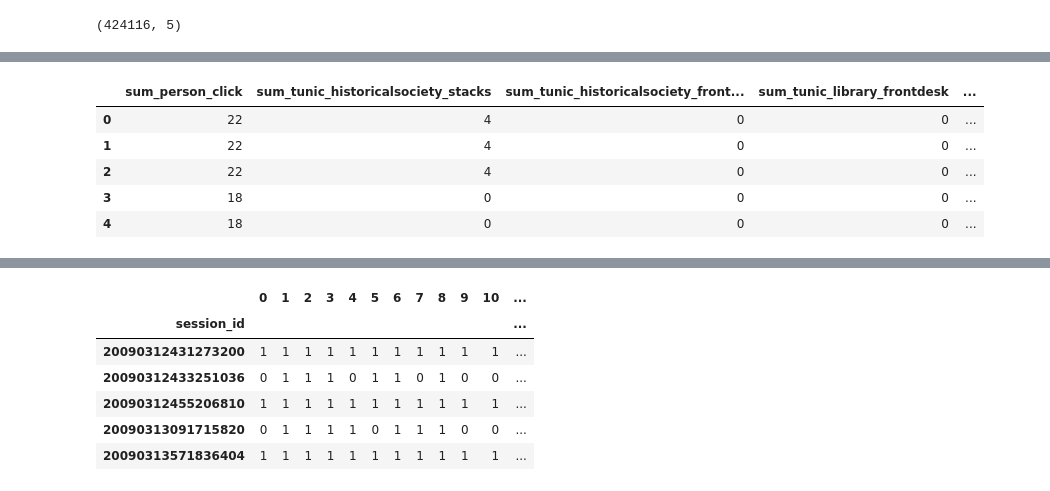
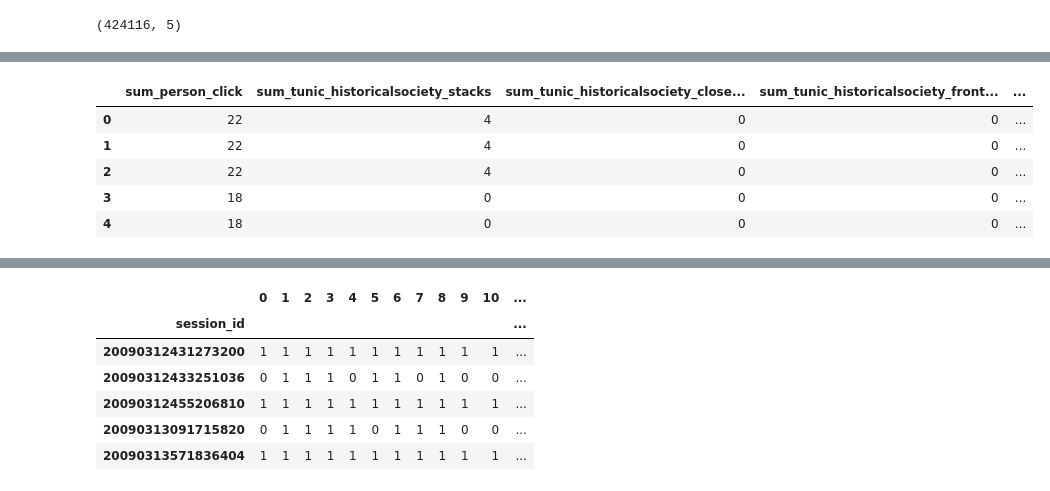
Before and after one commit to sitsawek/predict_student_performance_from_game_play, a Jupyter notebook: predict-student-performance-from-game-play.ipynb, the cells around one changed output, grey strips where cells are left out. Cells and saved outputs as stored; diff of their text form; code cells hidden in the pictures.

```diff
--- a/predict-student-performance-from-game-play.ipynb
+++ b/predict-student-performance-from-game-play.ipynb
@@ -615,15 +645,22 @@ final_df.head()
 # %%
 # Get feature that important
 from sklearn.feature_selection import SelectKBest
 from sklearn.feature_selection import f_classif
 features = [i for i in final_df.columns if i not in ['session_id_x', 'level_group', 'session_id_y', 'correct', 'session', 'question_num']]
-fs = SelectKBest(score_func=f_classif, k=5)
+fs = SelectKBest(score_func=f_classif, k=6)
 fs.fit_transform(final_df[features], final_df['correct'])
 cols_idxs = fs.get_support(indices=True)
 features_df_new = final_df[features].iloc[:,cols_idxs]
 features_df_new.head()
+# most important features
+# 1. sum_tunic_historicalsociety_frontdesk
+# 2. sum_person_click_basic
+# 3. sum_person_click
+# 4. sum_tunic_historicalsociety_stacks
+# 5. sum_tunic_library_frontdesk
+# 6. sum_tunic_historicalsociety_closet_dirty
 # %% [output]
-|  | sum_person_click | sum_tunic_historicalsociety_stacks | sum_tunic_historicalsociety_front... | sum_tunic_library_frontdesk | ... |
+|  | sum_person_click | sum_tunic_historicalsociety_stacks | sum_tunic_historicalsociety_close... | sum_tunic_historicalsociety_front... | ... |
 | 0 | 22 | 4 | 0 | 0 | ... |
 | 1 | 22 | 4 | 0 | 0 | ... |
 | 2 | 22 | 4 | 0 | 0 | ... |
```
Also changed, not shown: parts of 2 cells of this notebook.
